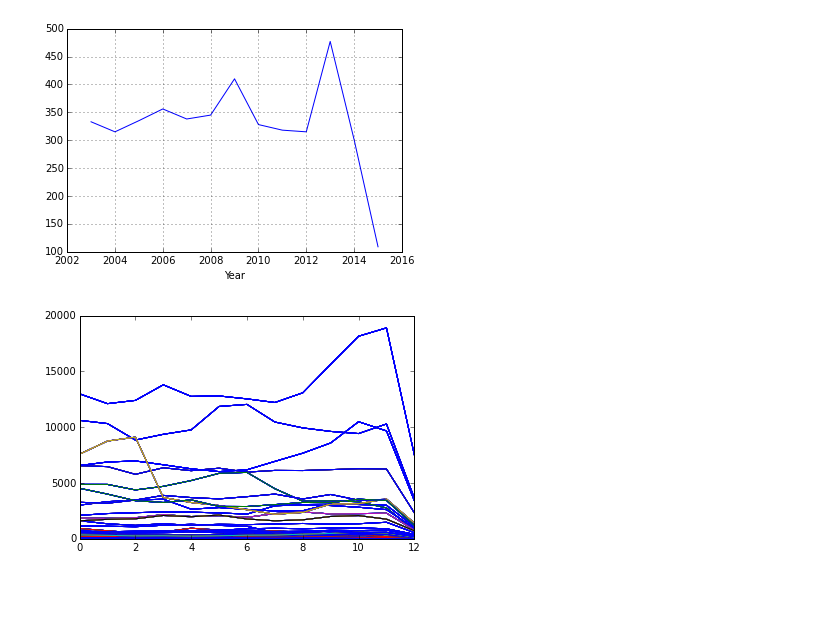
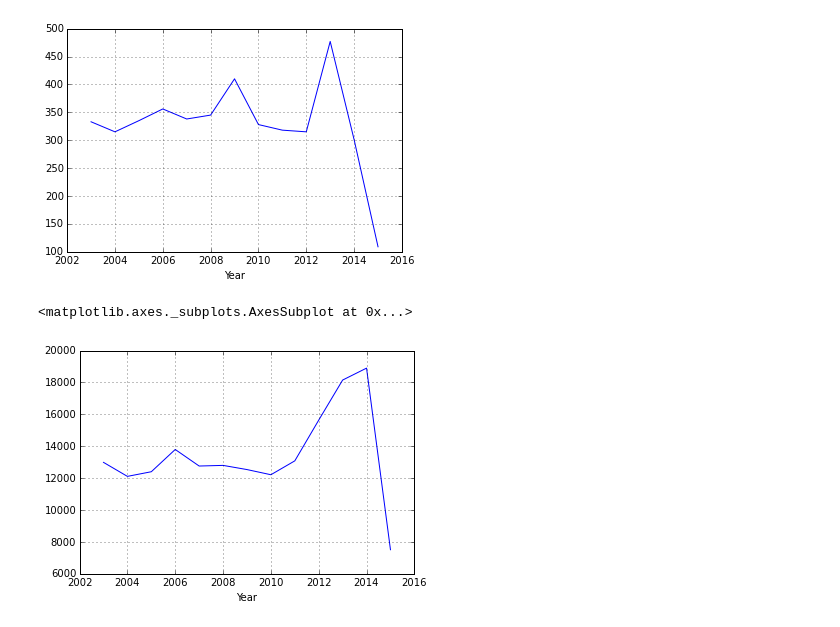
Before and after one commit to arundhaj/kaggle, a Jupyter notebook: sf_crime/sandbox.ipynb, the cells around one changed output. Cells and saved outputs as stored; diff of their text form; code cells hidden in the pictures; blank space fills up the shorter version.

Commit message:
line chart of crime over years

```diff
--- a/sf_crime/sandbox.ipynb
+++ b/sf_crime/sandbox.ipynb
@@ -173,12 +178,8 @@ cat_year_group_size['DRUNKENNESS'].plot(kind='line')
 # %% [output]
 <matplotlib.axes._subplots.AxesSubplot at 0x...>
 [figure]
-# %%
-for key, group in cat_year_group:
-    # print group['Year']
-    #plt.plot(group['Year'], label=key)
-    #print key, group.shape[0]
-    #print key[0]
-    plt.plot(cat_year_group_size[key[0]])
-# %% [output]
-[figure, removed]
+# %%
+cat_year_group_size['LARCENY/THEFT'].plot(kind='line')
+# %% [output]
+<matplotlib.axes._subplots.AxesSubplot at 0x...>
+[figure, added]
```
Also changed, not shown: parts of 3 cells of this notebook.
